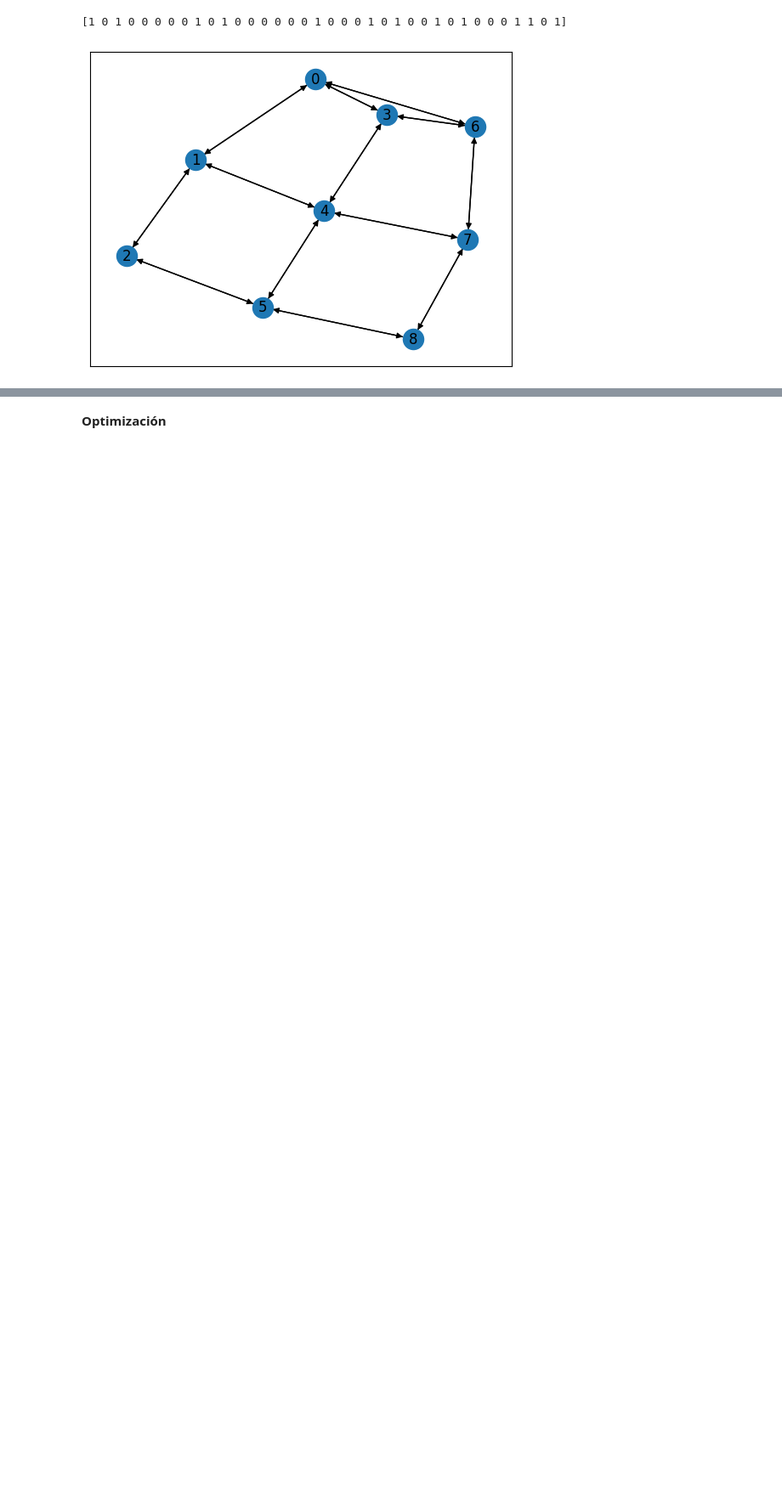
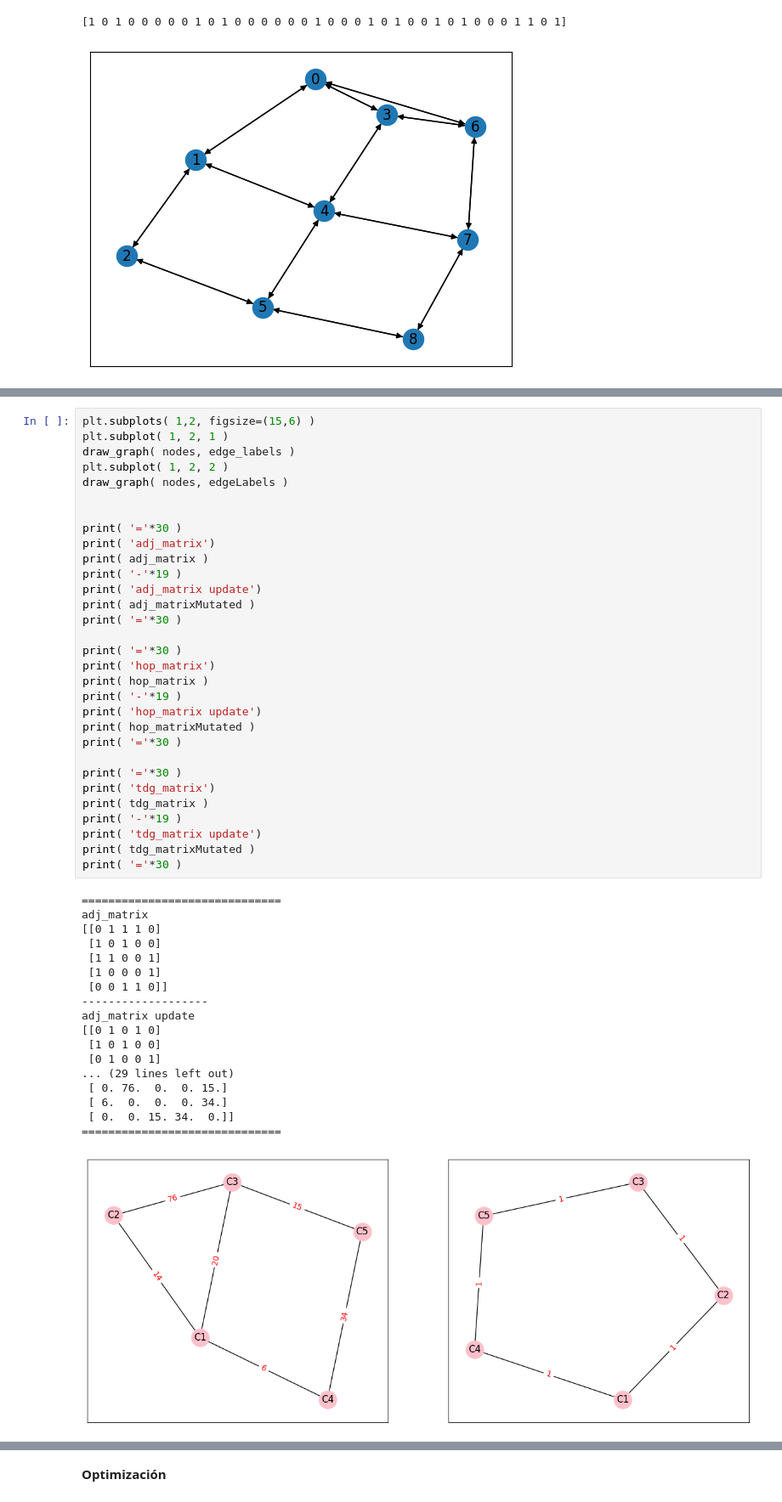
Before and after one commit to jtapiav/github-slideshow, a Jupyter notebook: GA.ipynb, the cells around one changed output, grey strips where cells are left out. Shown: that part at 85% size. Saved outputs shown, nothing was run; the diff lists cells and outputs as text; blank space fills up the shorter version.

```diff
--- a/GA.ipynb
+++ b/GA.ipynb
@@ -522,0 +578,50 @@ draw_graph( nodes, edgeLabels )
+# %%
+plt.subplots( 1,2, figsize=(15,6) )
+plt.subplot( 1, 2, 1 )
+draw_graph( nodes, edge_labels )
+plt.subplot( 1, 2, 2 )
+draw_graph( nodes, edgeLabels )
+
+
+print( '='*30 )
+print( 'adj_matrix')
+print( adj_matrix )
+print( '-'*19 )
+print( 'adj_matrix update')
+print( adj_matrixMutated )
+print( '='*30 )
+
+print( '='*30 )
+print( 'hop_matrix')
+print( hop_matrix )
+print( '-'*19 )
+print( 'hop_matrix update')
+print( hop_matrixMutated )
+print( '='*30 )
+
+print( '='*30 )
+print( 'tdg_matrix')
+print( tdg_matrix )
+print( '-'*19 )
+print( 'tdg_matrix update')
+print( tdg_matrixMutated )
+print( '='*30 )
+# %% [output]
+==============================
+adj_matrix
+[[0 1 1 1 0]
+ [1 0 1 0 0]
+ [1 1 0 0 1]
+ [1 0 0 0 1]
+ [0 0 1 1 0]]
+-------------------
+adj_matrix update
+[[0 1 0 1 0]
+ [1 0 1 0 0]
+ [0 1 0 0 1]
+... (29 lines left out)
+ [ 0. 76.  0.  0. 15.]
+ [ 6.  0.  0.  0. 34.]
+ [ 0.  0. 15. 34.  0.]]
+==============================
+[figure, added]
```
Also changed, not shown: parts of 71 cells of this notebook.
